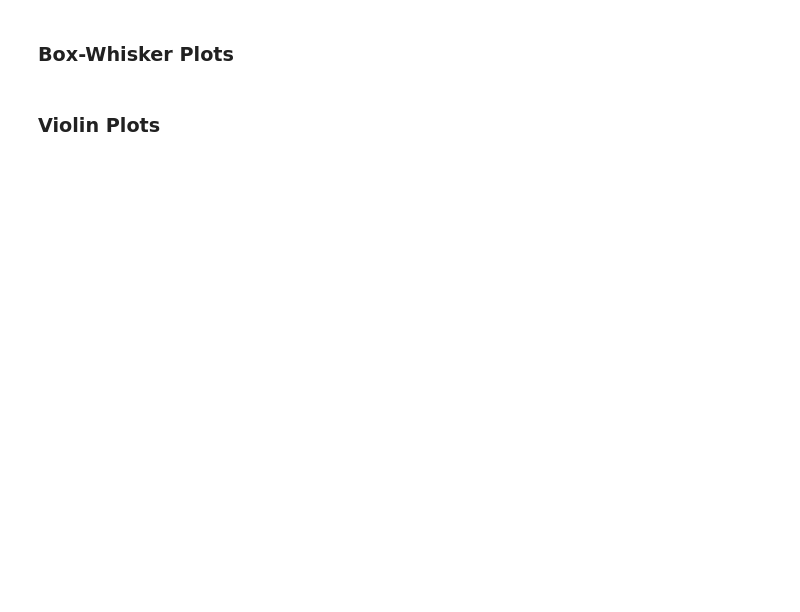
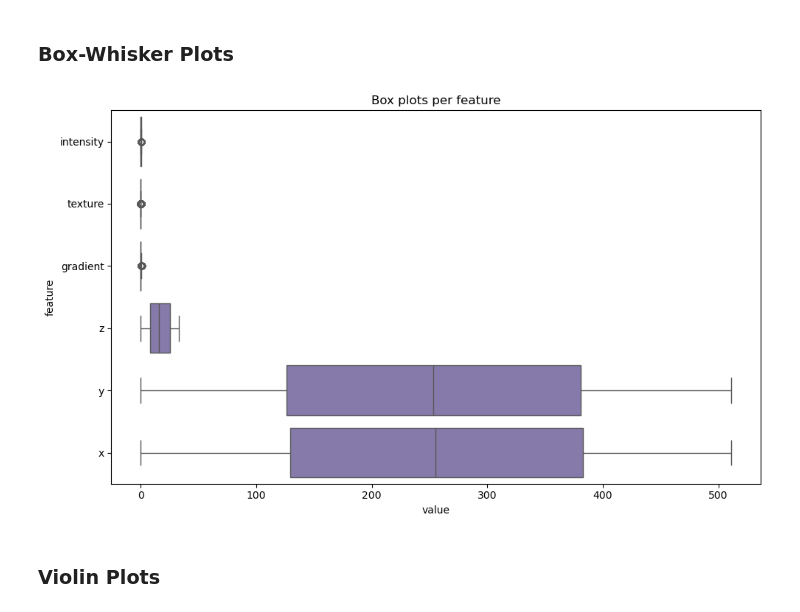
Before and after one commit to arlemoine/CMPS451_Project, a Jupyter notebook: Notebooks/adam.ipynb, the cells around one changed output. Drawn from its saved outputs; the diff is of its cells as text; code cells hidden in the pictures; blank space fills up the shorter version.

```diff
--- a/Notebooks/adam.ipynb
+++ b/Notebooks/adam.ipynb
@@ -22,4 +249,12 @@ Run your entire code and save. Then submit this <b>saved</b> copy.
 # %% [markdown]
 ### Box-Whisker Plots
+# %%
+melted = viz_df[numeric_cols].melt(var_name='feature', value_name='value')
+plt.figure(figsize=(10, 6))
+sns.boxplot(data=melted, x='value', y='feature', orient='h', color='#8172b2')
+plt.title('Box plots per feature')
+plt.tight_layout()
+# %% [output]
+[figure, added]
 # %% [markdown]
 ### Violin Plots
```
Also changed, not shown: parts of 10 cells of this notebook, 3 other files.
